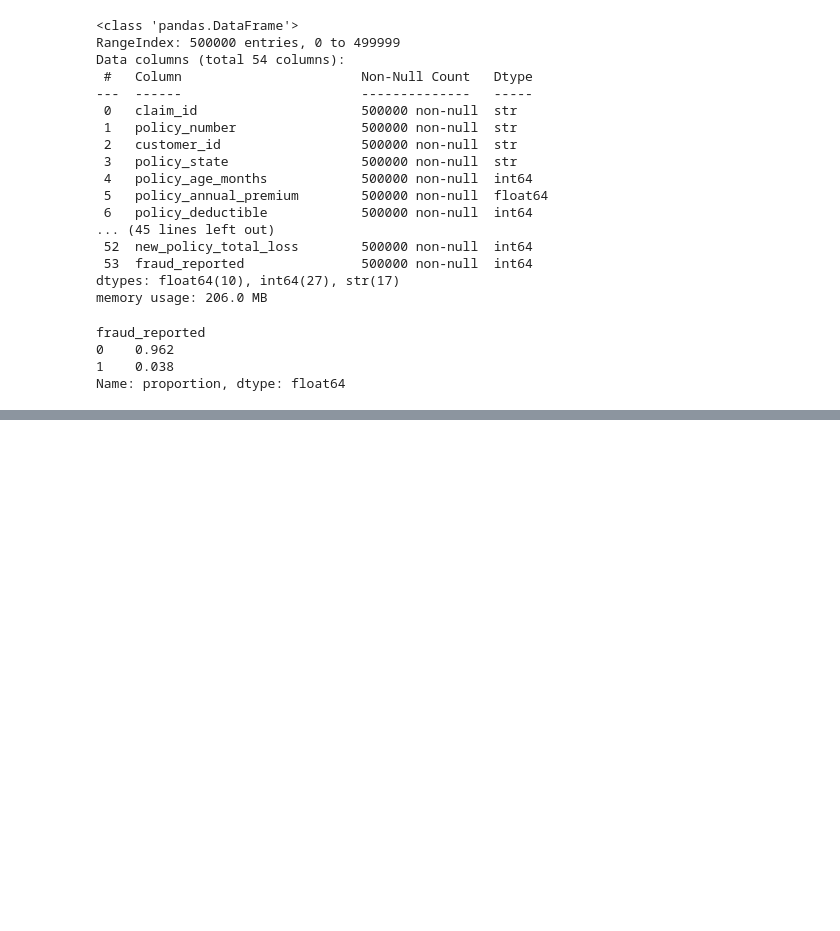
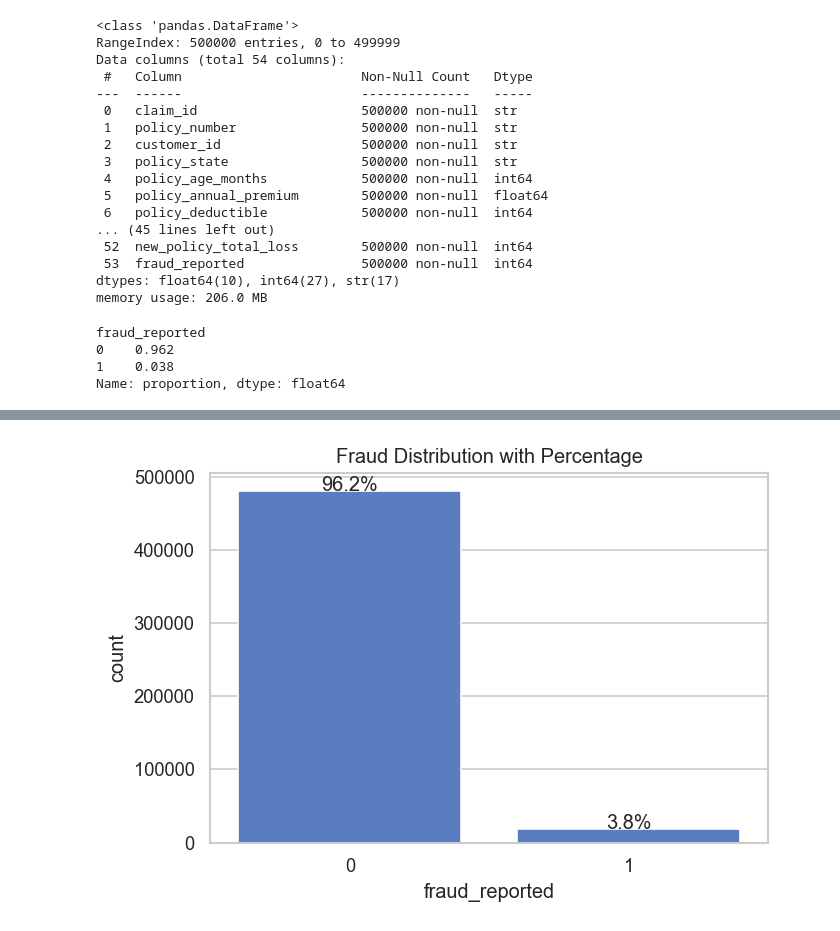
Before and after one commit to Aparna-Pawar/ML_Synthetic_Dataset_Project, a Jupyter notebook: Untitled.ipynb, the cells around one changed output, grey strips where cells are left out. Drawn from its saved outputs; the diff is of its cells as text; code cells hidden in the pictures; blank space fills up the shorter version.

```diff
--- a/Untitled.ipynb
+++ b/Untitled.ipynb
@@ -67,0 +79,20 @@ Name: proportion, dtype: float64
+# %%
+# Columns that were pre-engineered so removing this
+engineered_cols = [
+    'claim_premium_ratio',
+    'vehicle_claim_vs_value',
+    'injury_to_total_ratio',
+    'claim_vs_historical_avg',
+    'days_policy_to_claim',
+    'is_late_night',
+    'no_police_high_claim',
+    'new_policy_total_loss',
+    'vehicle_age_years'
+]
+
+# ID columns — join keys, not model features
+id_cols = ['claim_id', 'policy_number', 'customer_id']
+
+# Your raw working dataset — 44 columns (43 raw + 1 target)
+df_raw = df.drop(columns=engineered_cols + id_cols)
+print(df_raw.shape)  # (500000, 44)
@@ -67,0 +207,13 @@ Name: proportion, dtype: float64
+# %%
+counts = df_raw['fraud_reported'].value_counts()
+
+plt.figure(figsize=(6,4))
+ax = sns.countplot(x='fraud_reported', data=df_raw)
+
+for i, v in enumerate(counts):
+    ax.text(i, v + 5, f"{(v/len(df))*100:.1f}%", ha='center')
+
+plt.title('Fraud Distribution with Percentage')
+plt.show()
+# %% [output]
+[figure, added]
```
Also changed, not shown: parts of 29 cells of this notebook, 2 other files.
